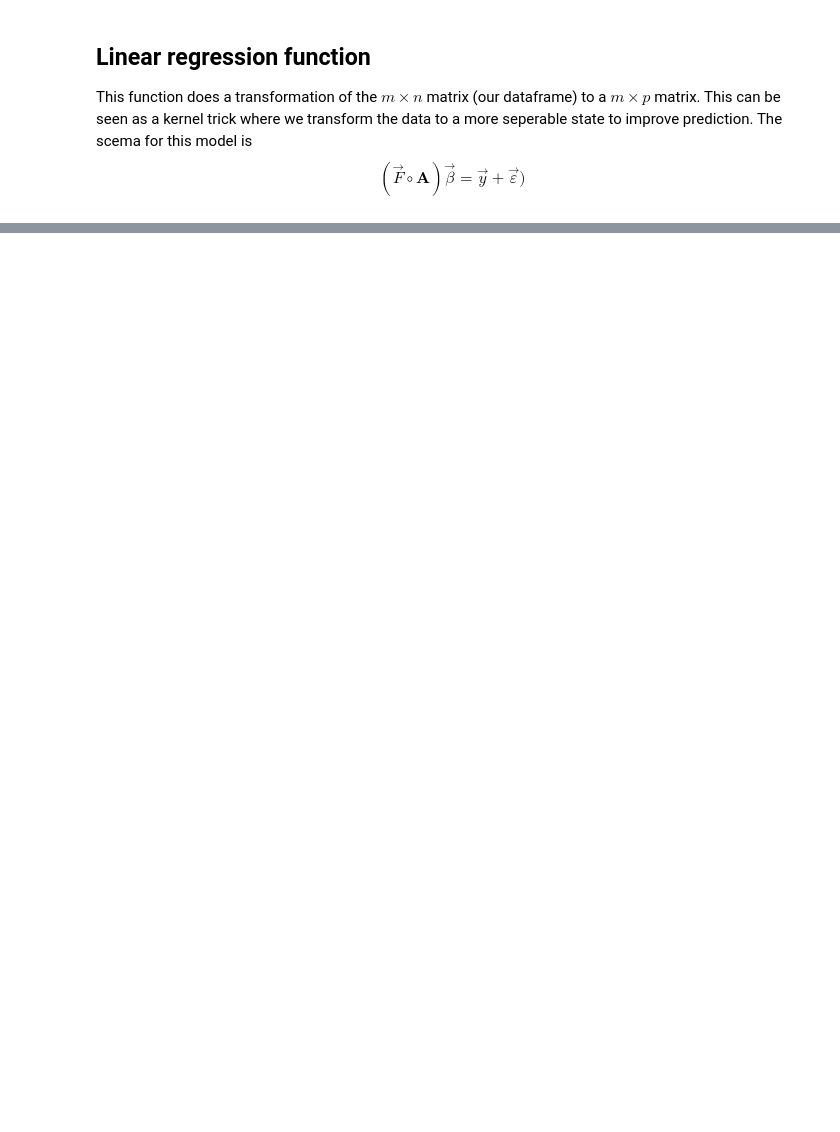
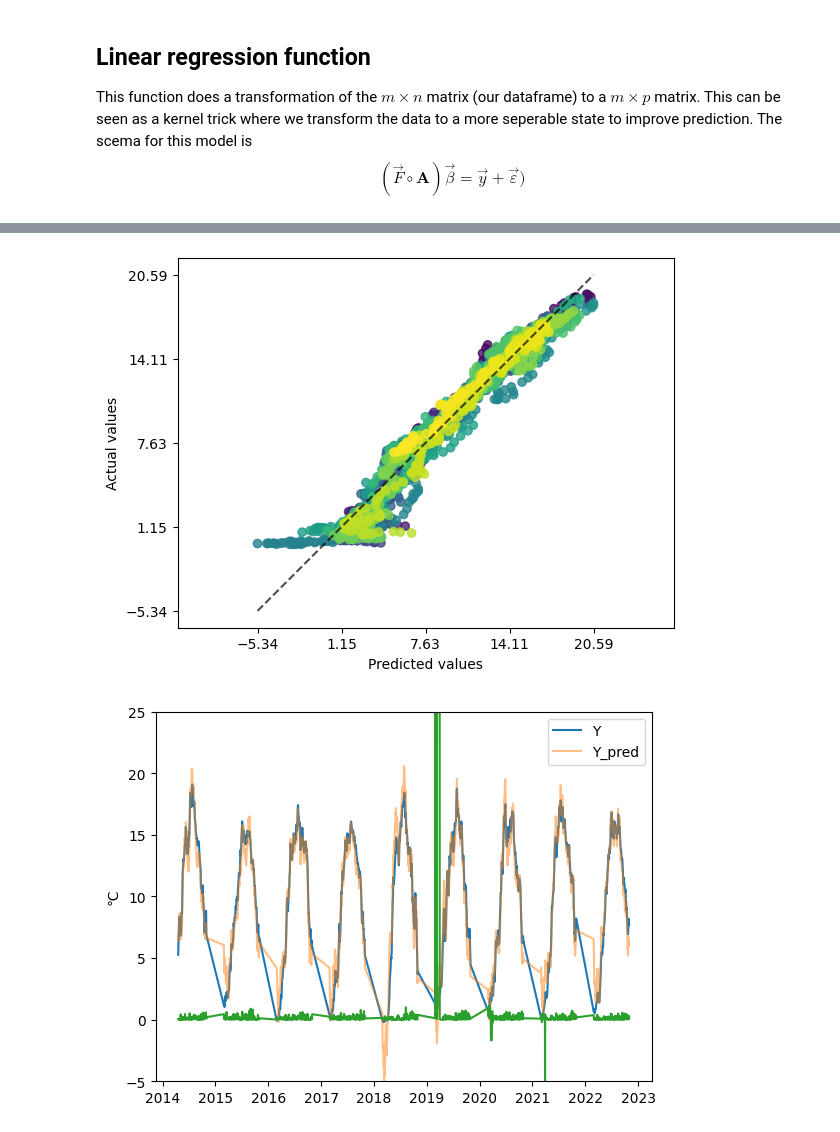
Before and after one commit to ConAltDelete/MT24CS, a Jupyter notebook: programs/python/modeling.ipynb, the cells around one changed output, grey strips where cells are left out. Drawn from its saved outputs; the diff is of its cells as text; code cells hidden in the pictures; blank space fills up the shorter version.

```diff
--- a/programs/python/modeling.ipynb
+++ b/programs/python/modeling.ipynb
@@ -344,13 +321,4 @@ from sklearn.datasets import load_diabetes
 from sklearn.linear_model import Ridge, LinearRegression
 from sklearn.metrics import PredictionErrorDisplay
 #X, y = load_diabetes(return_X_y=True)
-data_t = df[26][2020].dropna()
-p_data = F_plauborg(data_t)
-ridge = LinearRegression().fit(p_data[15:], data_t.iloc[15:,[-1]])
-y_pred = ridge.predict(p_data[15:])
-display = PredictionErrorDisplay(y_true=data_t.iloc[15:,[-1]], y_pred=y_pred)
-display.plot(kind = "actual_vs_predicted",scatter_kwargs = {
-    "c": np.linspace(0,1,num = data_t.iloc[15:,[-1]].shape[0]),
-    "color": None
-})
-plt.show()
+data_t = imputed_nibio_data.flatten()
@@ -378,0 +325,27 @@ Index([1439, 1440, 1441, 1442, 1443, 1444, 1445, 1446, 1447, 1448,
+# %%
+all_data_daily = data_t.set_index("Time").resample("D").mean().dropna().reset_index()
+
+p_data = F_plauborg(all_data_daily)
+ridge = LinearRegression().fit(p_data[50:], all_data_daily.iloc[50:,[-1]])
+y_pred = ridge.predict(p_data[50:])
+display = PredictionErrorDisplay(y_true=all_data_daily.iloc[50:,[-1]], y_pred=y_pred)
+display.plot(kind = "actual_vs_predicted",scatter_kwargs = {
+    "c": np.linspace(0,1,num = all_data_daily.iloc[50:,[-1]].shape[0]),
+    "color": None
+})
+plt.show()
+
+all_data_daily = all_data_daily.reset_index().loc[50:]
+
+Y = pd.DataFrame(
+    zip(all_data_daily["Time"].to_numpy().tolist(), y_pred.flatten()),
+    columns=["Time","Y_pred"])
+
+show_plot([all_data_daily.loc[:,["Time","TJM20"]],Y,all_data_daily.loc[:,["Time","RR"]]],{1:{"alpha":0.5}} )
+plt.legend(["Y","Y_pred"])
+plt.ylim(-5,25)
+plt.ylabel("℃")
+plt.show()
+# %% [output]
+[figure, added]
+[figure, added]
```
Also changed, not shown: parts of 23 cells of this notebook, 3 other files.
